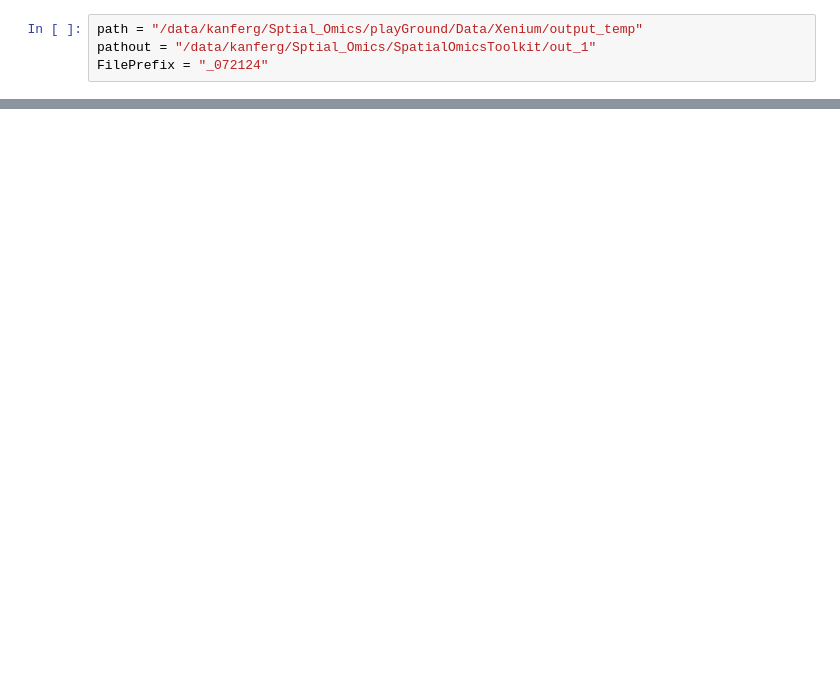
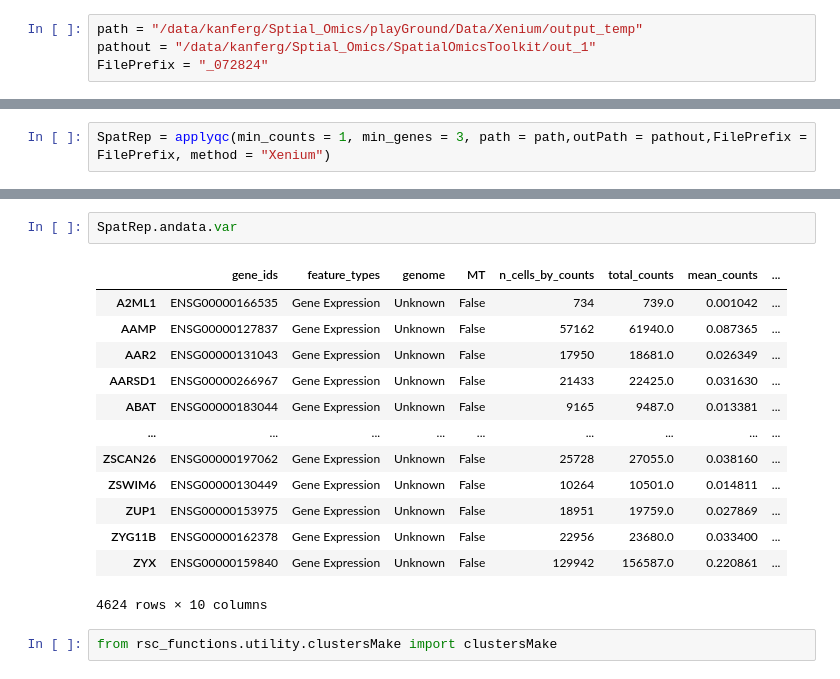
Before and after one commit to gkanfer/SpatialOmicsToolkit, a Jupyter notebook: Untitled.ipynb, the cells around one changed output, grey strips where cells are left out. Drawn from its saved outputs; the diff is of its cells as text; blank space fills up the shorter version.

Commit message:
add xenium analysis  - rsc

```diff
--- a/Untitled.ipynb
+++ b/Untitled.ipynb
@@ -3,4 +37,4 @@ from spatialomicstoolkit.StDatareader import StDatareader
 # %%
 path = "/data/kanferg/Sptial_Omics/playGround/Data/Xenium/output_temp"
 pathout = "/data/kanferg/Sptial_Omics/SpatialOmicsToolkit/out_1"
-FilePrefix = "_072124"
+FilePrefix = "_072824"
@@ -70,0 +41,2 @@ sc.tl.pca(andata, use_highly_variable=True, n_comps=9, random_state=1337)
+# %%
+SpatRep = applyqc(min_counts = 1, min_genes = 3, path = path,outPath = pathout,FilePrefix = FilePrefix, method = "Xenium")
@@ -70,0 +70,18 @@ sc.tl.pca(andata, use_highly_variable=True, n_comps=9, random_state=1337)
+# %%
+SpatRep.andata.var
+# %% [output]
+|  | gene_ids | feature_types | genome | MT | n_cells_by_counts | total_counts | mean_counts | ... |
+| A2ML1 | ENSG00000166535 | Gene Expression | Unknown | False | 734 | 739.0 | 0.001042 | ... |
+| AAMP | ENSG00000127837 | Gene Expression | Unknown | False | 57162 | 61940.0 | 0.087365 | ... |
+| AAR2 | ENSG00000131043 | Gene Expression | Unknown | False | 17950 | 18681.0 | 0.026349 | ... |
+| AARSD1 | ENSG00000266967 | Gene Expression | Unknown | False | 21433 | 22425.0 | 0.031630 | ... |
+| ABAT | ENSG00000183044 | Gene Expression | Unknown | False | 9165 | 9487.0 | 0.013381 | ... |
+| ... | ... | ... | ... | ... | ... | ... | ... | ... |
+| ZSCAN26 | ENSG00000197062 | Gene Expression | Unknown | False | 25728 | 27055.0 | 0.038160 | ... |
+| ZSWIM6 | ENSG00000130449 | Gene Expression | Unknown | False | 10264 | 10501.0 | 0.014811 | ... |
+| ZUP1 | ENSG00000153975 | Gene Expression | Unknown | False | 18951 | 19759.0 | 0.027869 | ... |
+| ZYG11B | ENSG00000162378 | Gene Expression | Unknown | False | 22956 | 23680.0 | 0.033400 | ... |
+| ZYX | ENSG00000159840 | Gene Expression | Unknown | False | 129942 | 156587.0 | 0.220861 | ... |
+4624 rows × 10 columns
+# %%
+from rsc_functions.utility.clustersMake import clustersMake
```
Also changed, not shown: parts of 60 cells of this notebook, 9 other files.
